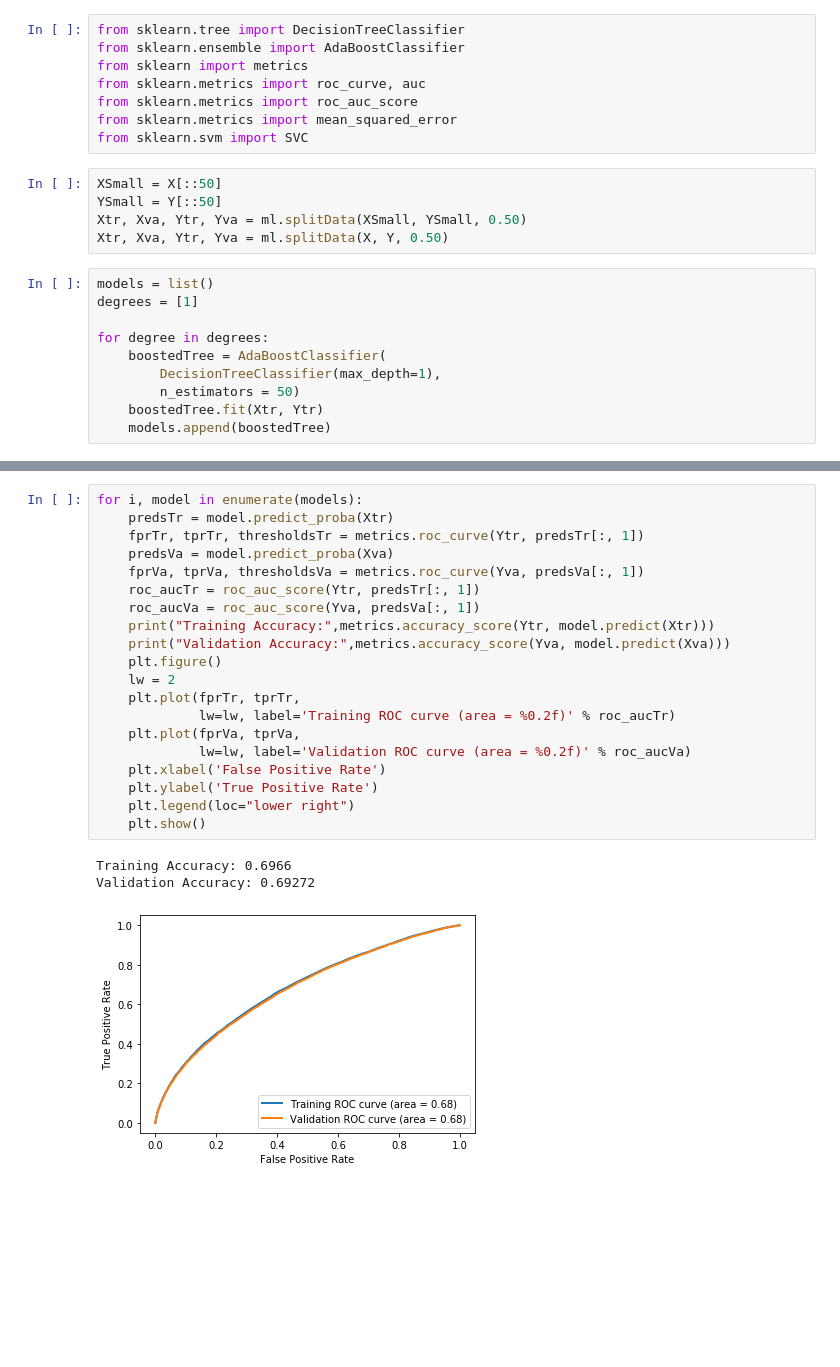
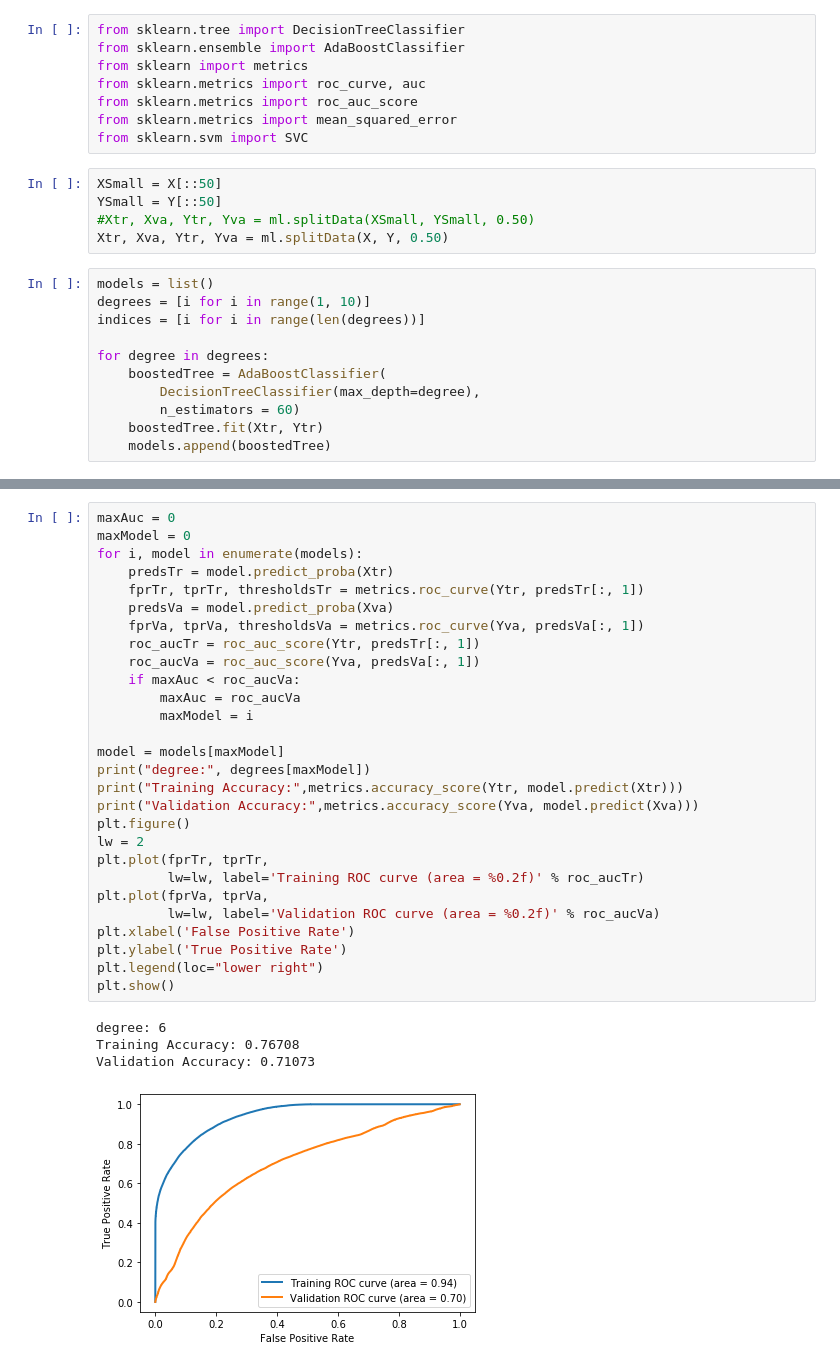
Before and after one commit to blobsey/CS178project, a Jupyter notebook: project.ipynb, the cells around one changed output, grey strips where cells are left out. Drawn from its saved outputs; the diff is of its cells as text; blank space fills up the shorter version.

```diff
--- a/project.ipynb
+++ b/project.ipynb
@@ -53,16 +53,17 @@ from sklearn.svm import SVC
 # %%
 XSmall = X[::50]
 YSmall = Y[::50]
-Xtr, Xva, Ytr, Yva = ml.splitData(XSmall, YSmall, 0.50)
+#Xtr, Xva, Ytr, Yva = ml.splitData(XSmall, YSmall, 0.50)
 Xtr, Xva, Ytr, Yva = ml.splitData(X, Y, 0.50)
 # %%
 models = list()
-degrees = [1]
+degrees = [i for i in range(1, 10)]
+indices = [i for i in range(len(degrees))]
 
 for degree in degrees:
     boostedTree = AdaBoostClassifier(
-        DecisionTreeClassifier(max_depth=1),
-        n_estimators = 50)
+        DecisionTreeClassifier(max_depth=degree),
+        n_estimators = 60)
     boostedTree.fit(Xtr, Ytr)
     models.append(boostedTree)
 # %%
@@ -89,24 +89,33 @@ Validation error: 0.2041612949945495
 # %%
+maxAuc = 0
+maxModel = 0
 for i, model in enumerate(models):
     predsTr = model.predict_proba(Xtr)
     fprTr, tprTr, thresholdsTr = metrics.roc_curve(Ytr, predsTr[:, 1])
     predsVa = model.predict_proba(Xva)
     fprVa, tprVa, thresholdsVa = metrics.roc_curve(Yva, predsVa[:, 1])
     roc_aucTr = roc_auc_score(Ytr, predsTr[:, 1])
     roc_aucVa = roc_auc_score(Yva, predsVa[:, 1])
-    print("Training Accuracy:",metrics.accuracy_score(Ytr, model.predict(Xtr)))
-    print("Validation Accuracy:",metrics.accuracy_score(Yva, model.predict(Xva)))
-    plt.figure()
-    lw = 2
-    plt.plot(fprTr, tprTr,
-             lw=lw, label='Training ROC curve (area = %0.2f)' % roc_aucTr)
-    plt.plot(fprVa, tprVa,
-             lw=lw, label='Validation ROC curve (area = %0.2f)' % roc_aucVa)
-    plt.xlabel('False Positive Rate')
-    plt.ylabel('True Positive Rate')
-    plt.legend(loc="lower right")
-    plt.show()
+    if maxAuc < roc_aucVa:
+        maxAuc = roc_aucVa
+        maxModel = i
+
+model = models[maxModel]
+print("degree:", degrees[maxModel])
+print("Training Accuracy:",metrics.accuracy_score(Ytr, model.predict(Xtr)))
+print("Validation Accuracy:",metrics.accuracy_score(Yva, model.predict(Xva)))
+plt.figure()
+lw = 2
+plt.plot(fprTr, tprTr,
+         lw=lw, label='Training ROC curve (area = %0.2f)' % roc_aucTr)
+plt.plot(fprVa, tprVa,
+         lw=lw, label='Validation ROC curve (area = %0.2f)' % roc_aucVa)
+plt.xlabel('False Positive Rate')
+plt.ylabel('True Positive Rate')
+plt.legend(loc="lower right")
+plt.show()
 # %% [output]
-Training Accuracy: 0.6966
-Validation Accuracy: 0.69272
+degree: 6
+Training Accuracy: 0.76708
+Validation Accuracy: 0.71073
-[figure, old version]
+[figure, new version]
```
Also changed, not shown: parts of 6 cells of this notebook.
